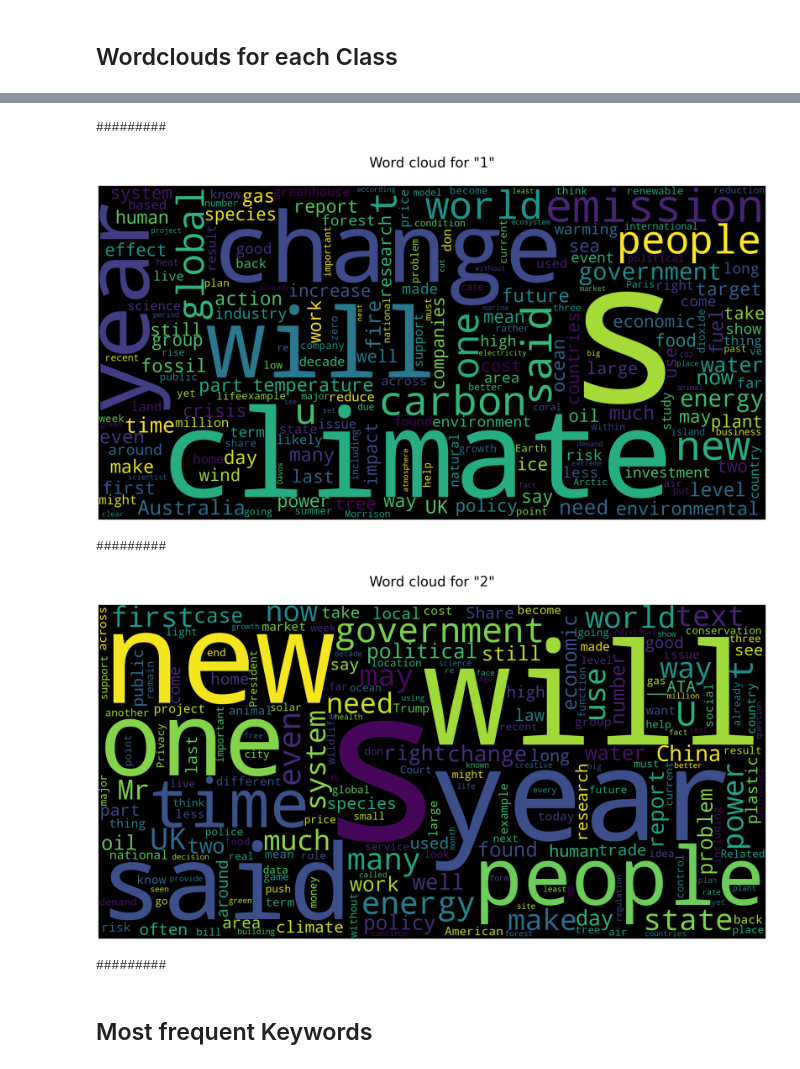
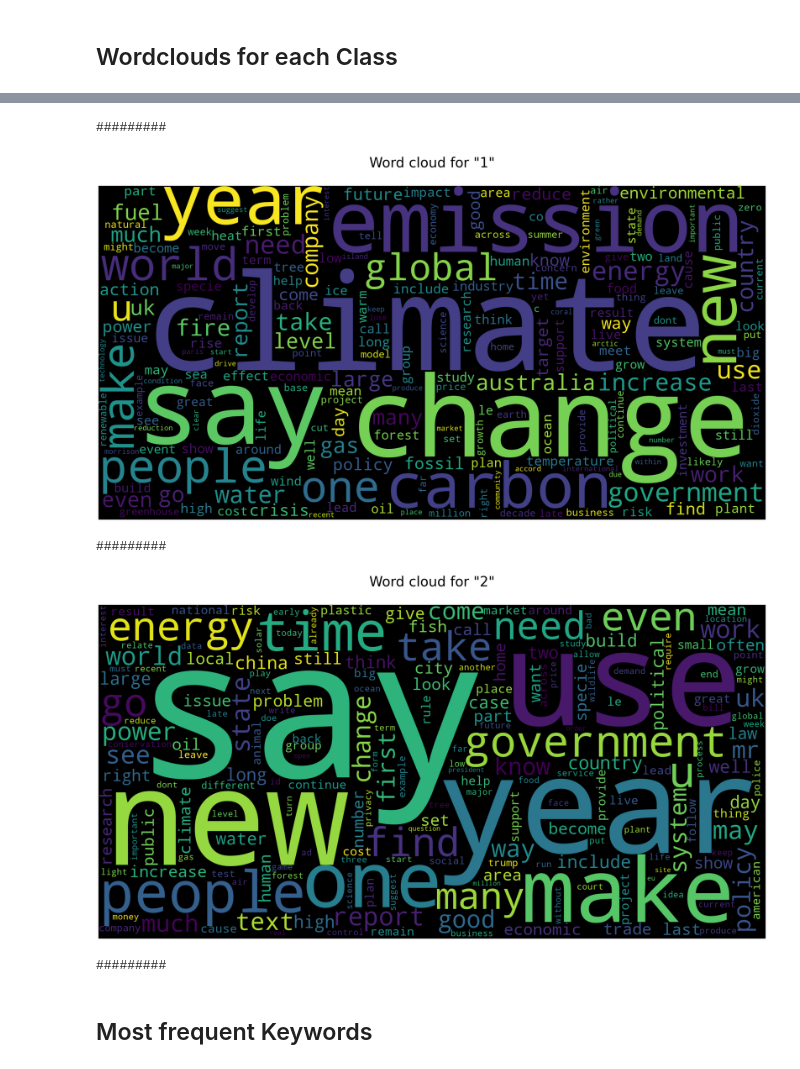
Before and after one commit to ClimateMisinformation/cm-data-science, a Jupyter notebook: notebooks/Keywords_EDA.ipynb, the cells around one changed output, grey strips where cells are left out. Cells and saved outputs as stored; diff of their text form; code cells hidden in the pictures.

Commit message:
Switch to using clean_text
Text has been prepped using preprocessing.preprocessing

```diff
--- a/notebooks/Keywords_EDA.ipynb
+++ b/notebooks/Keywords_EDA.ipynb
@@ -123,14 +76,19 @@ def plot_wordcloud(label):
 
     plt.figure(figsize=(35,20))
 
-    text = df[df.human_label == label].text.fillna("").values
+#     text = df[df.human_label == label].text.fillna("").values
+    full_text = ""
+    for doc in df[df.human_label == label].clean_text.to_list():
+        for text in doc:
+            full_text = "{0} {1}".format(full_text,text).strip()
+
     cloud_text = WordCloud(
                               stopwords=STOPWORDS,
                               background_color='black',
                               collocations=False,
                               width=2000,
                               height=1000
-                             ).generate(" ".join(text))
+                             ).generate(full_text) #" ".join(text))
     plt.axis('off')
     plt.title('Word cloud for "{0}"\n'.format(label),fontsize=40)
     plt.imshow(cloud_text)
@@ -145,7 +103,7 @@ for col in df.human_label.unique():
 #########
-[figure, old version]
+[figure, new version]
 #########
-[figure, old version]
+[figure, new version]
 #########
 # %% [markdown]
 ## Most frequent Keywords
```
Also changed, not shown: parts of 12 cells of this notebook.
